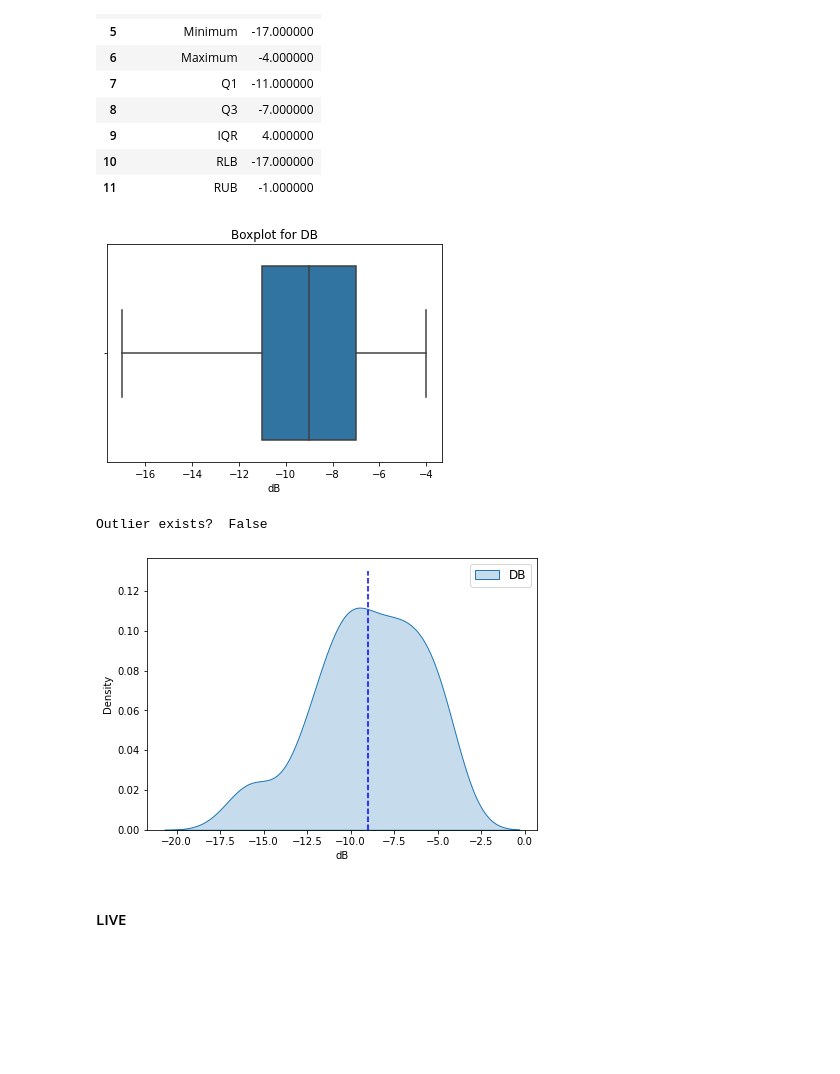
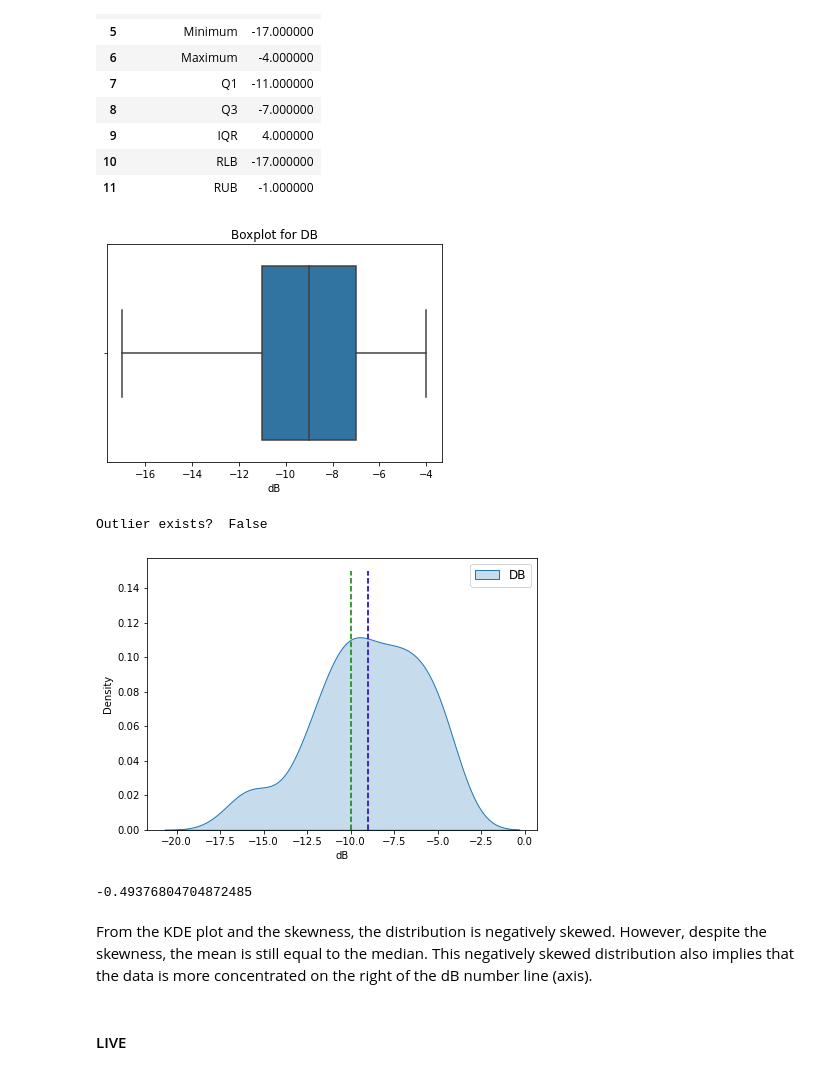
Before and after one commit to whenwe177/aids-final-project, a Jupyter notebook: ipynbs/70s_eda.ipynb, the cells around one changed output. Cells and saved outputs as stored; diff of their text form; code cells hidden in the pictures; blank space fills up the shorter version.

```diff
--- a/ipynbs/70s_eda.ipynb
+++ b/ipynbs/70s_eda.ipynb
@@ -339,26 +361,36 @@ DB Description
 # %%
 plt.title("Boxplot for DB")
 sns.boxplot(x='dB', data=df_70s)
 plt.show()
 
 Q1 = np.percentile(db_arr, 25, interpolation='midpoint')
 Q3 = np.percentile(db_arr, 75, interpolation='midpoint')
 IQR = Q3-Q1  # Interquartile range
 
 RLB = Q1 - 1.5*IQR
 RUB = Q3 + 1.5*IQR
-print("Outlier exists? ", np.max(db_arr) > RUB)
+print("Outlier exists? ", np.max(db_arr) > RUB or (np.min(db_arr) < RLB))
 
 # KDE Plot
 plt.figure(figsize=(7,5))
 sns.kdeplot(data=db_arr, shade=True)
 plt.legend(['DB'], fontsize=12)
-plt.vlines(x=db_arr.mean(), ymin=0, ymax=0.13, color='blue', linestyle='--')
+plt.vlines(x=db_arr.median(), ymin=0, ymax=0.15, color='orange', linestyle='--')
+plt.vlines(x=db_arr.mean(), ymin=0, ymax=0.15, color='blue', linestyle='--')
+plt.vlines(x=scp.mode(db_arr)[0][0], ymin=0, ymax=0.15, color='green', linestyle='--')
 plt.show()
 # %% [output]
 [figure]
 Outlier exists?  False
-[figure, old version]
+[figure, new version]
+# %%
+# Skewness
+db_arr.skew()
+# %% [output]
+-0.49376804704872485
+# %% [markdown]
+From the KDE plot and the skewness, the distribution is negatively skewed. However, despite the skewness, the mean is still equal to the median.
+This negatively skewed distribution also implies that the data is more concentrated on the right of the dB number line (axis).
 # %% [markdown]
 #### LIVE
 # %%
```
Also changed, not shown: parts of 25 cells of this notebook.
